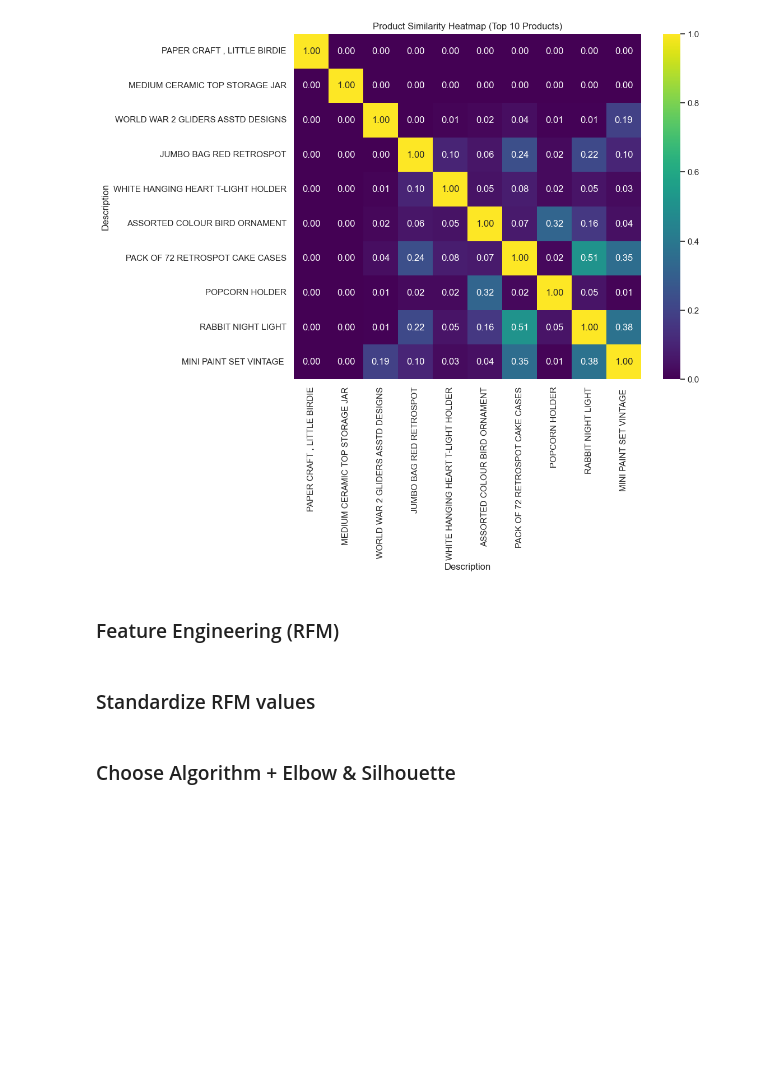
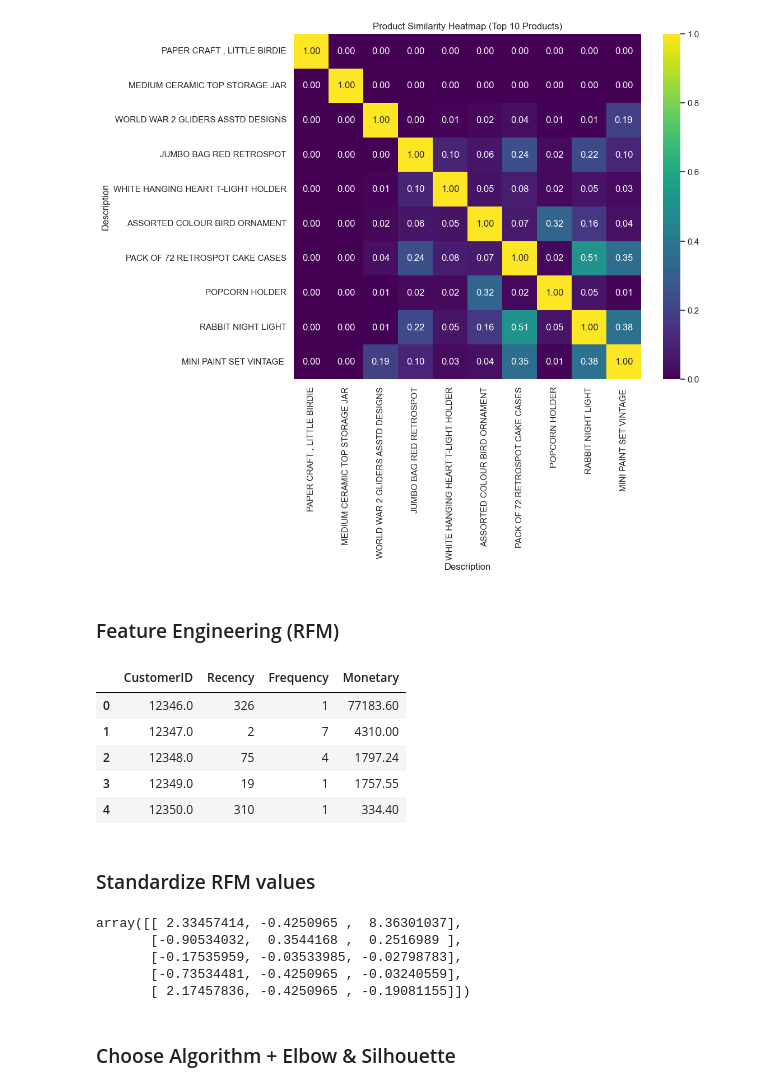
Before and after one commit to VijayRakkaiah/Shopper_Spectrum, a Jupyter notebook: Shopper_Spectrum.ipynb, the cells around one changed output. Saved outputs shown, nothing was run; the diff lists cells and outputs as text; code cells hidden in the pictures; blank space fills up the shorter version.

```diff
--- a/Shopper_Spectrum.ipynb
+++ b/Shopper_Spectrum.ipynb
@@ -339,24 +339,41 @@ plt.show()
 # %%
 # Calculate TotalPrice for each row
 df['TotalPrice'] = df['Quantity'] * df['UnitPrice']
 
 # Define reference date (1 day after last transaction)
 ref_date = df['InvoiceDate'].max() + timedelta(days=1)
 
 # Create RFM table
 rfm = df.groupby('CustomerID').agg({
     'InvoiceDate': lambda x: (ref_date - x.max()).days,    # Recency
     'InvoiceNo': 'nunique',                                # Frequency
     'TotalPrice': 'sum'                                    # Monetary
 }).reset_index()
 
 # Rename columns
 rfm.columns = ['CustomerID', 'Recency', 'Frequency', 'Monetary']
+
+rfm.head()
+# %% [output]
+|  | CustomerID | Recency | Frequency | Monetary |
+| 0 | 12346.0 | 326 | 1 | 77183.60 |
+| 1 | 12347.0 | 2 | 7 | 4310.00 |
+| 2 | 12348.0 | 75 | 4 | 1797.24 |
+| 3 | 12349.0 | 19 | 1 | 1757.55 |
+| 4 | 12350.0 | 310 | 1 | 334.40 |
 # %% [markdown]
 ### Standardize RFM values
 # %%
 scaler = StandardScaler()
 rfm_scaled = scaler.fit_transform(rfm[['Recency', 'Frequency', 'Monetary']])
+
+rfm_scaled[:5]
+# %% [output]
+array([[ 2.33457414, -0.4250965 ,  8.36301037],
+       [-0.90534032,  0.3544168 ,  0.2516989 ],
+       [-0.17535959, -0.03533985, -0.02798783],
+       [-0.73534481, -0.4250965 , -0.03240559],
+       [ 2.17457836, -0.4250965 , -0.19081155]])
 # %% [markdown]
 ### Choose Algorithm + Elbow & Silhouette
 # %%
```
Also changed, not shown: parts of 4 cells of this notebook.
